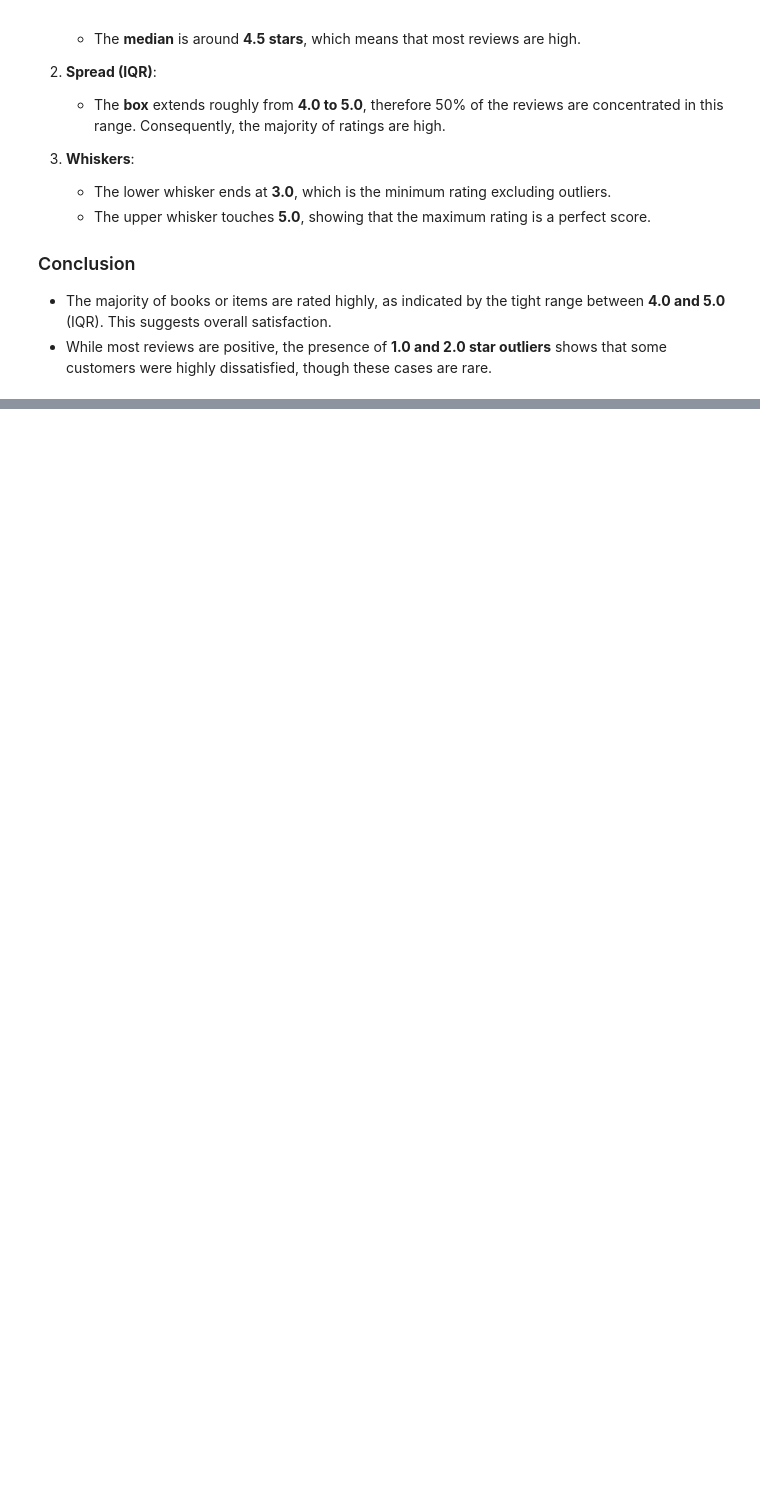
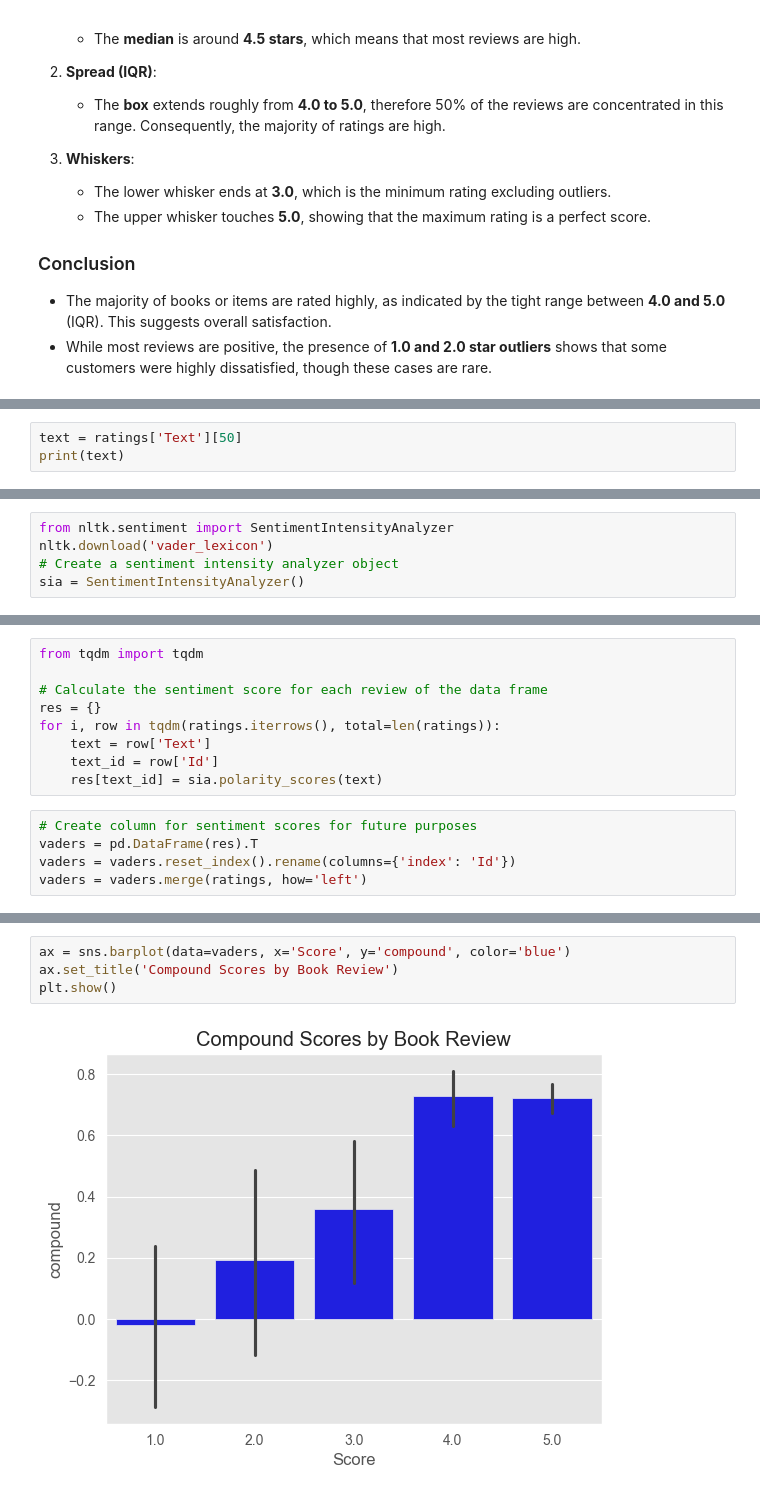
Before and after one commit to eglantinc/Book-Sentiment-Analysis, a Jupyter notebook: book_sentiment_analysis_notebook.ipynb, the cells around one changed output, grey strips where cells are left out. Drawn from its saved outputs; the diff is of its cells as text; blank space fills up the shorter version.

Commit message:
Add the sentiment analysis part to finalize the project

```diff
--- a/book_sentiment_analysis_notebook.ipynb
+++ b/book_sentiment_analysis_notebook.ipynb
@@ -130,0 +158,3 @@ plt.show()
+# %%
+text = ratings['Text'][50]
+print(text)
@@ -130,0 +204,5 @@ plt.show()
+# %%
+from nltk.sentiment import SentimentIntensityAnalyzer
+nltk.download('vader_lexicon')
+# Create a sentiment intensity analyzer object
+sia = SentimentIntensityAnalyzer()
@@ -130,0 +218,14 @@ plt.show()
+# %%
+from tqdm import tqdm
+
+# Calculate the sentiment score for each review of the data frame
+res = {}
+for i, row in tqdm(ratings.iterrows(), total=len(ratings)):
+    text = row['Text']
+    text_id = row['Id']
+    res[text_id] = sia.polarity_scores(text)
+# %%
+# Create column for sentiment scores for future purposes
+vaders = pd.DataFrame(res).T
+vaders = vaders.reset_index().rename(columns={'index': 'Id'})
+vaders = vaders.merge(ratings, how='left')
@@ -130,0 +241,6 @@ plt.show()
+# %%
+ax = sns.barplot(data=vaders, x='Score', y='compound', color='blue')
+ax.set_title('Compound Scores by Book Review')
+plt.show()
+# %% [output]
+[figure, added]
```
Also changed, not shown: parts of 13 cells of this notebook.
